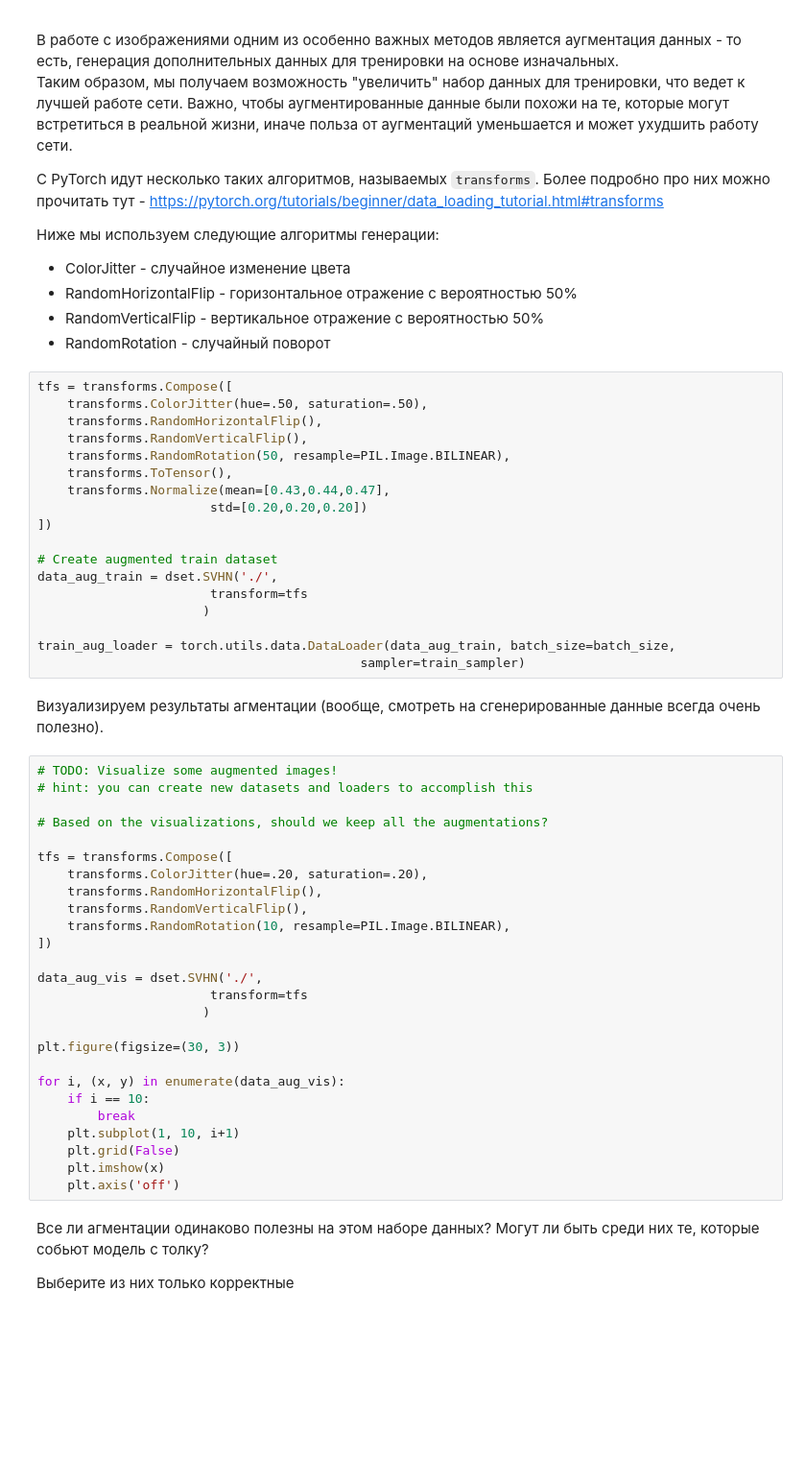
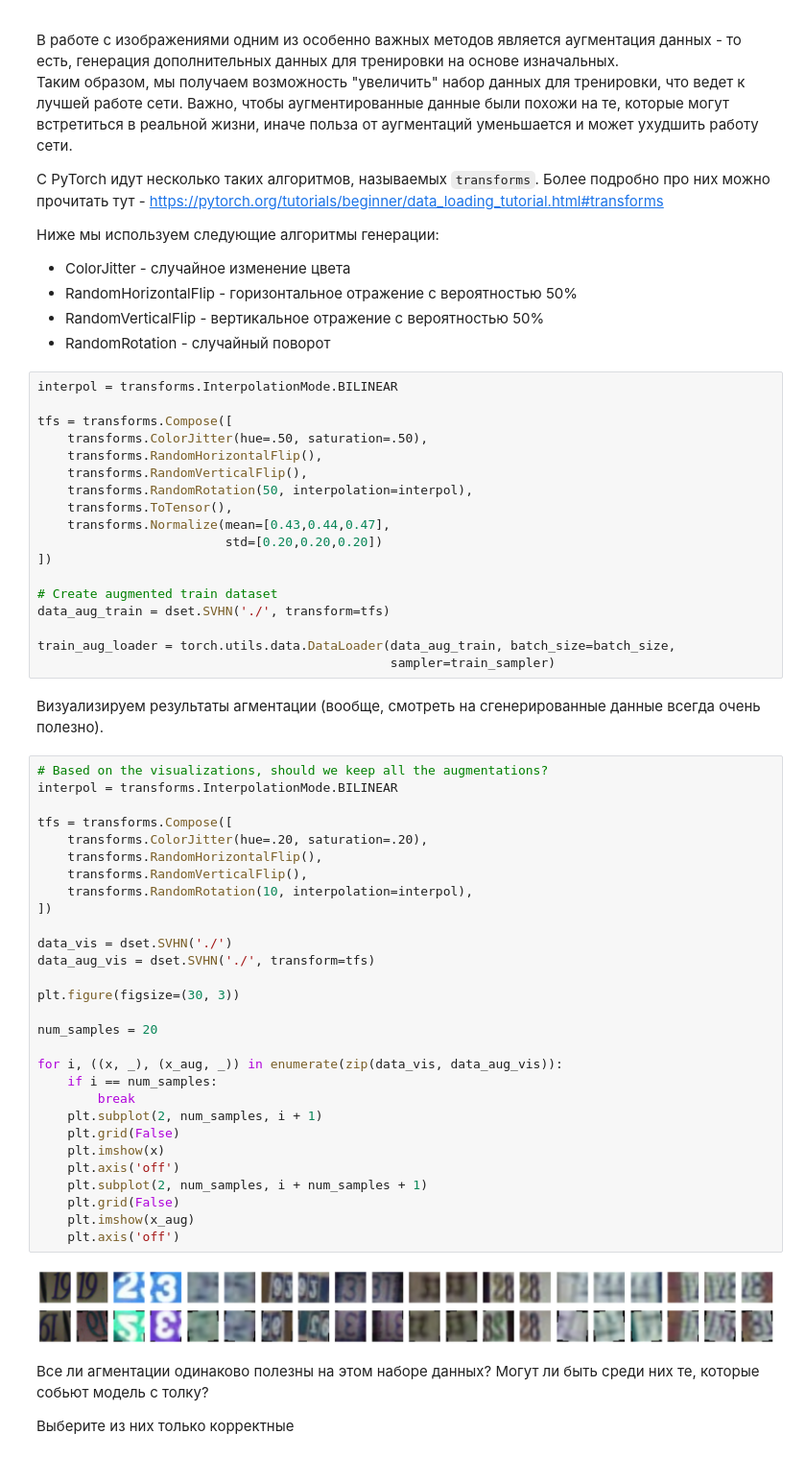
Before and after one commit to jecter1/Deep_Learning, a Jupyter notebook: assignment3/PyTorch_CNN.ipynb, the cells around one changed output. Shown at 96% size. Drawn from its saved outputs; the diff is of its cells as text; blank space fills up the shorter version.

```diff
--- a/assignment3/PyTorch_CNN.ipynb
+++ b/assignment3/PyTorch_CNN.ipynb
@@ -165,51 +184,56 @@ https://pytorch.org/tutorials/beginner/data_loading_tutorial.html#transforms
 - RandomVerticalFlip - вертикальное отражение с вероятностью 50%
 - RandomRotation - случайный поворот
 # %%
+interpol = transforms.InterpolationMode.BILINEAR
+
 tfs = transforms.Compose([
     transforms.ColorJitter(hue=.50, saturation=.50),
     transforms.RandomHorizontalFlip(),
     transforms.RandomVerticalFlip(),
-    transforms.RandomRotation(50, resample=PIL.Image.BILINEAR),
+    transforms.RandomRotation(50, interpolation=interpol),
     transforms.ToTensor(),
     transforms.Normalize(mean=[0.43,0.44,0.47],
-                       std=[0.20,0.20,0.20])
+                         std=[0.20,0.20,0.20])
 ])
 
 # Create augmented train dataset
-data_aug_train = dset.SVHN('./',
-                       transform=tfs
-                      )
+data_aug_train = dset.SVHN('./', transform=tfs)
 
 train_aug_loader = torch.utils.data.DataLoader(data_aug_train, batch_size=batch_size,
-                                           sampler=train_sampler)
+                                               sampler=train_sampler)
 # %% [markdown]
 Визуализируем результаты агментации (вообще, смотреть на сгенерированные данные всегда очень полезно).
 # %%
-# TODO: Visualize some augmented images!
-# hint: you can create new datasets and loaders to accomplish this
-
 # Based on the visualizations, should we keep all the augmentations?
+interpol = transforms.InterpolationMode.BILINEAR
 
 tfs = transforms.Compose([
     transforms.ColorJitter(hue=.20, saturation=.20),
     transforms.RandomHorizontalFlip(),
     transforms.RandomVerticalFlip(),
-    transforms.RandomRotation(10, resample=PIL.Image.BILINEAR),
+    transforms.RandomRotation(10, interpolation=interpol),
 ])
 
-data_aug_vis = dset.SVHN('./',
-                       transform=tfs
-                      )
+data_vis = dset.SVHN('./')
+data_aug_vis = dset.SVHN('./', transform=tfs)
 
 plt.figure(figsize=(30, 3))
 
-for i, (x, y) in enumerate(data_aug_vis):
-    if i == 10:
+num_samples = 20
+
+for i, ((x, _), (x_aug, _)) in enumerate(zip(data_vis, data_aug_vis)):
+    if i == num_samples:
         break
-    plt.subplot(1, 10, i+1)
+    plt.subplot(2, num_samples, i + 1)
     plt.grid(False)
     plt.imshow(x)
     plt.axis('off')
+    plt.subplot(2, num_samples, i + num_samples + 1)
+    plt.grid(False)
+    plt.imshow(x_aug)
+    plt.axis('off')
+# %% [output]
+[figure, added]
 # %% [markdown]
 Все ли агментации одинаково полезны на этом наборе данных? Могут ли быть среди них те, которые собьют модель с толку?
 
```
Also changed, not shown: parts of 29 cells of this notebook.
